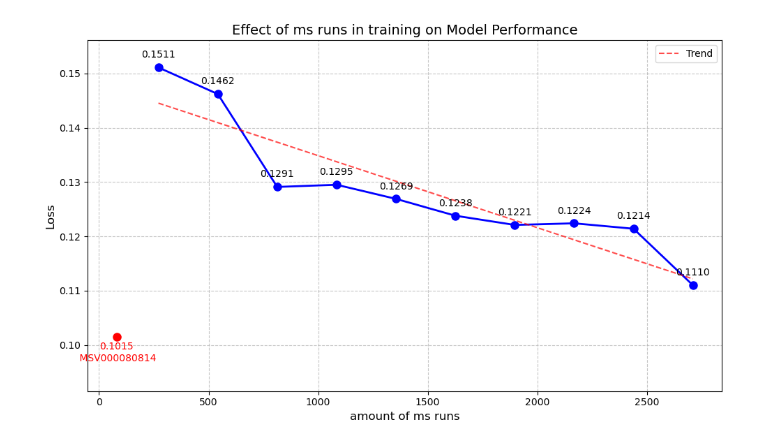
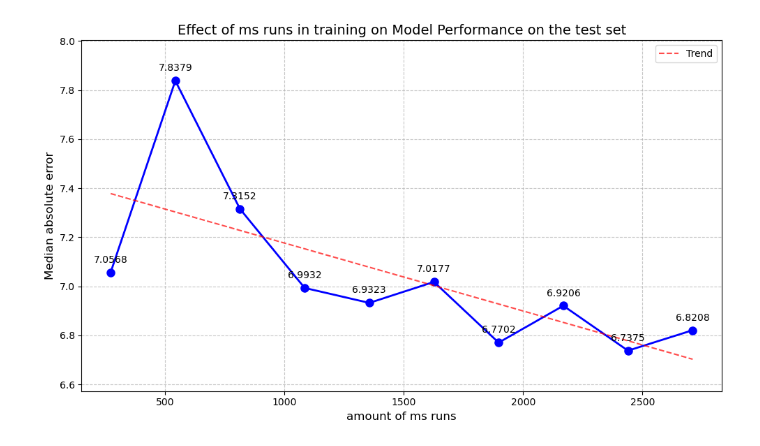
Before and after one commit to WannesLamberts/MTL-peptide-property-prediction-pool, a Jupyter notebook: notebooks/dataset_effect.ipynb, the cells around one changed output. Saved outputs shown, nothing was run; the diff lists cells and outputs as text; code cells hidden in the pictures.

```diff
--- a/notebooks/dataset_effect.ipynb
+++ b/notebooks/dataset_effect.ipynb
@@ -10,4 +10,4 @@ import pandas as pd
 import re
 import numpy as np
 # %%
-loss = get_standardised_loss("../results/increasing_data_experiment/","pool","val_loss")
+loss = get_loss("../final_results/data_experiment/","subset","test_loss")
@@ -14,69 +28,52 @@ loss = get_standardised_loss("../results/increasing_data_experiment/","pool","va
 # %%
-regular_entries = loss.index[loss.index != 'pool_MSV000080814']
-
 # Extract pool sizes from index and create a new series with numeric indices
 pool_sizes = pd.Series(
-    [int(re.search(r'pool_(\d+)', x).group(1)) for x in regular_entries],
-    index=regular_entries
+    [int(re.search(r'subset_(\d+)', x).group(1)) for x in loss.index],
+    index=loss.index
 )
-
 # Sort by pool size
 sorted_indices = pool_sizes.argsort()
 sorted_sizes = pool_sizes.iloc[sorted_indices].values
-sorted_values = loss.loc[regular_entries].iloc[sorted_indices].values
+sorted_values = loss.iloc[sorted_indices].values
 
 # Create the plot
 plt.figure(figsize=(10, 6))
 plt.plot(sorted_sizes, sorted_values, marker='o', linestyle='-', color='blue',
          linewidth=2, markersize=8)
 
 # Add labels and title
 plt.xlabel('amount of ms runs', fontsize=12)
-plt.ylabel('Loss', fontsize=12)
-plt.title('Effect of ms runs in training on Model Performance', fontsize=14)
+plt.ylabel('Median absolute error', fontsize=12)
+plt.title('Effect of ms runs in training on Model Performance on the test set', fontsize=14)
 
 # Add grid
 plt.grid(True, linestyle='--', alpha=0.7)
 
-# Customize y-axis limits to better show the variations
-plt.ylim(min(min(sorted_values), loss['pool_MSV000080814']) - 0.01,
-         max(sorted_values) + 0.005)
+# Customize y-axis limits with appropriate margin
+y_min = min(sorted_values)
+y_max = max(sorted_values)
+y_range = y_max - y_min
+margin = y_range * 0.15  # 15% margin on each side
+plt.ylim(y_min - margin, y_max + margin)
 
 # Annotate each point with its value
 for size, value in zip(sorted_sizes, sorted_values):
     plt.annotate(f'{value:.4f}',
                  (size, value),
                  textcoords="offset points",
                  xytext=(0, 10),
                  ha='center')
-
-# Coordinates for the special point
-x_special = 80  # or whatever x-value you want
-y_special = loss['pool_MSV000080814']
-
-# Plot the special point with a different color
-plt.plot(x_special, y_special, 'ro', markersize=8)  # 'ro' means red circle
-
-# Annotate the special point
-plt.annotate(f'{y_special:.4f}\n MSV000080814',
-             (x_special, y_special),
-             textcoords="offset points",
-             xytext=(0, -25),
-             ha='center',
-             color='red',
-             fontsize=10)
 
 # Add trend line
 z = np.polyfit(sorted_sizes, sorted_values, 1)
 p = np.poly1d(z)
 plt.plot(sorted_sizes, p(sorted_sizes), "r--", alpha=0.7, label='Trend')
 
 plt.legend()
 plt.tight_layout()
 
 # Save the figure (optional)
 # plt.savefig('pool_size_effect.png', dpi=300)
-
 plt.show()
 # %% [output]
-[figure, old version]
+[figure, new version]
```
Also changed, not shown: parts of 1 cell of this notebook, 4 other files.
